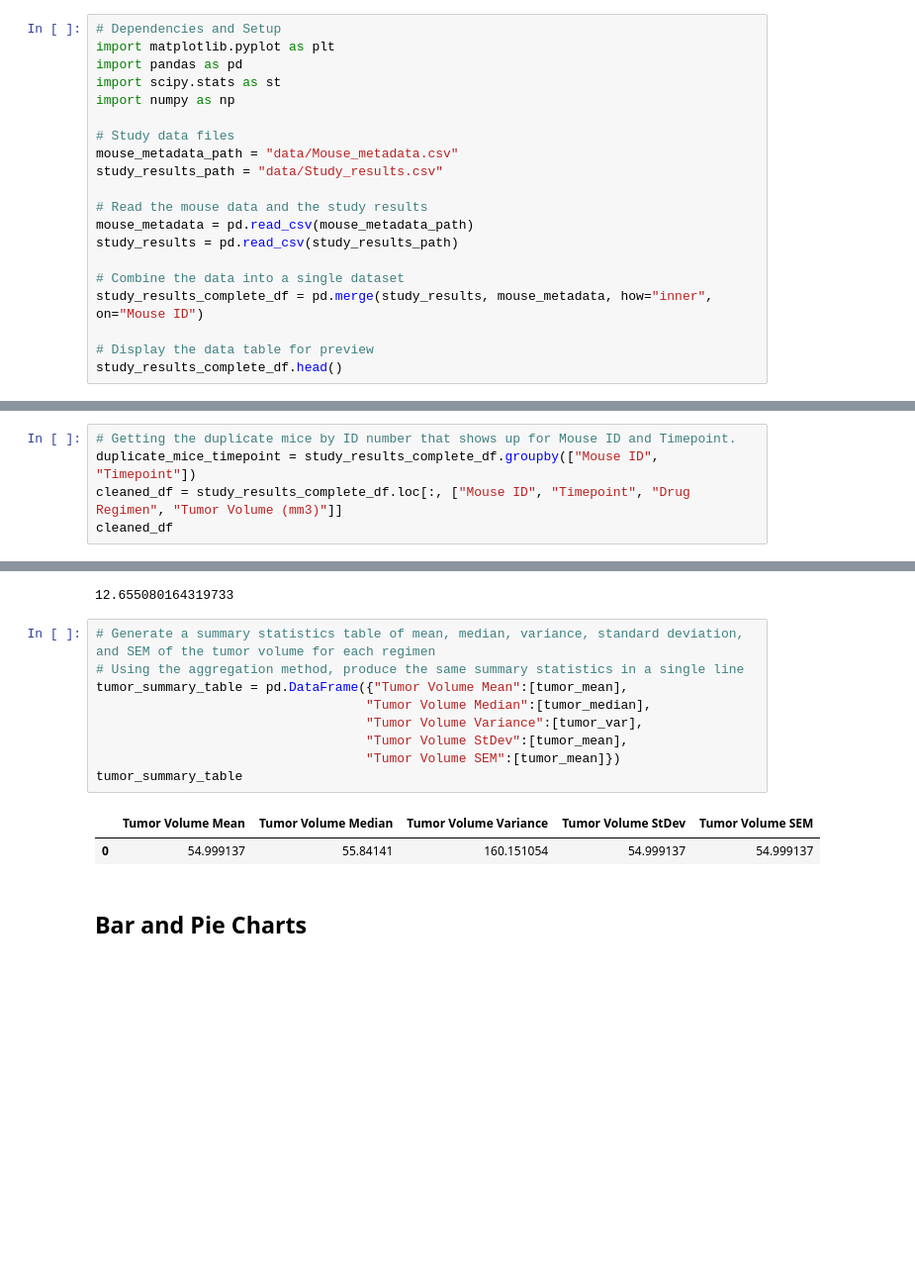
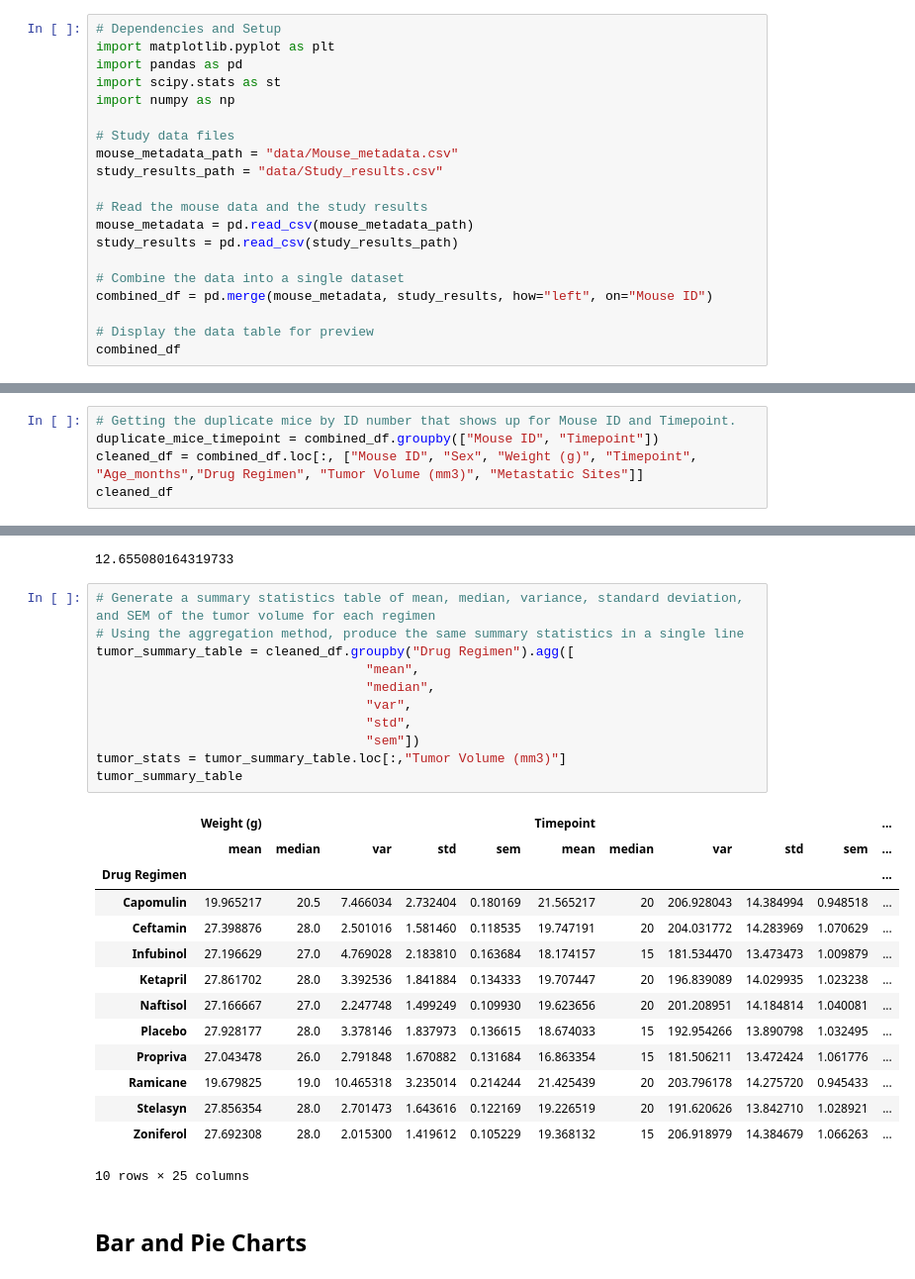
Before and after one commit to olivedisaster/matplotlibchallenge, a Jupyter notebook: Instructions/Pymaceuticals/pymaceuticals_starter.ipynb, the cells around one changed output, grey strips where cells are left out. Shown: that part at 99% size. Drawn from its saved outputs; the diff is of its cells as text; blank space fills up the shorter version.

```diff
--- a/Instructions/Pymaceuticals/pymaceuticals_starter.ipynb
+++ b/Instructions/Pymaceuticals/pymaceuticals_starter.ipynb
@@ -16,8 +16,8 @@ mouse_metadata = pd.read_csv(mouse_metadata_path)
 study_results = pd.read_csv(study_results_path)
 
 # Combine the data into a single dataset
-study_results_complete_df = pd.merge(study_results, mouse_metadata, how="inner", on="Mouse ID")
+combined_df = pd.merge(mouse_metadata, study_results, how="left", on="Mouse ID")
 
 # Display the data table for preview
-study_results_complete_df.head()
+combined_df
 # %% [output]
@@ -66,7 +73,7 @@ Timepoint
 Name: Timepoint, dtype: object
 # %%
 # Getting the duplicate mice by ID number that shows up for Mouse ID and Timepoint.
-duplicate_mice_timepoint = study_results_complete_df.groupby(["Mouse ID", "Timepoint"])
-cleaned_df = study_results_complete_df.loc[:, ["Mouse ID", "Timepoint", "Drug Regimen", "Tumor Volume (mm3)"]]
+duplicate_mice_timepoint = combined_df.groupby(["Mouse ID", "Timepoint"])
+cleaned_df = combined_df.loc[:, ["Mouse ID", "Sex", "Weight (g)", "Timepoint", "Age_months","Drug Regimen", "Tumor Volume (mm3)", "Metastatic Sites"]]
 cleaned_df
 # %% [output]
@@ -161,14 +159,28 @@ tumor_std
 # %%
 # Generate a summary statistics table of mean, median, variance, standard deviation, and SEM of the tumor volume for each regimen
 # Using the aggregation method, produce the same summary statistics in a single line
-tumor_summary_table = pd.DataFrame({"Tumor Volume Mean":[tumor_mean],
-                                   "Tumor Volume Median":[tumor_median],
-                                   "Tumor Volume Variance":[tumor_var],
-                                   "Tumor Volume StDev":[tumor_mean],
-                                   "Tumor Volume SEM":[tumor_mean]})
+tumor_summary_table = cleaned_df.groupby("Drug Regimen").agg([
+                                   "mean",
+                                   "median",
+                                   "var",
+                                   "std",
+                                   "sem"])
+tumor_stats = tumor_summary_table.loc[:,"Tumor Volume (mm3)"]
 tumor_summary_table
 # %% [output]
-|  | Tumor Volume Mean | Tumor Volume Median | Tumor Volume Variance | Tumor Volume StDev | Tumor Volume SEM |
-| 0 | 54.999137 | 55.84141 | 160.151054 | 54.999137 | 54.999137 |
+|  | Weight (g) |  |  |  |  | Timepoint |  |  |  |  | ... |
+|  | mean | median | var | std | sem | mean | median | var | std | sem | ... |
+| Drug Regimen |  |  |  |  |  |  |  |  |  |  | ... |
+| Capomulin | 19.965217 | 20.5 | 7.466034 | 2.732404 | 0.180169 | 21.565217 | 20 | 206.928043 | 14.384994 | 0.948518 | ... |
+| Ceftamin | 27.398876 | 28.0 | 2.501016 | 1.581460 | 0.118535 | 19.747191 | 20 | 204.031772 | 14.283969 | 1.070629 | ... |
+| Infubinol | 27.196629 | 27.0 | 4.769028 | 2.183810 | 0.163684 | 18.174157 | 15 | 181.534470 | 13.473473 | 1.009879 | ... |
+| Ketapril | 27.861702 | 28.0 | 3.392536 | 1.841884 | 0.134333 | 19.707447 | 20 | 196.839089 | 14.029935 | 1.023238 | ... |
+| Naftisol | 27.166667 | 27.0 | 2.247748 | 1.499249 | 0.109930 | 19.623656 | 20 | 201.208951 | 14.184814 | 1.040081 | ... |
+| Placebo | 27.928177 | 28.0 | 3.378146 | 1.837973 | 0.136615 | 18.674033 | 15 | 192.954266 | 13.890798 | 1.032495 | ... |
+| Propriva | 27.043478 | 26.0 | 2.791848 | 1.670882 | 0.131684 | 16.863354 | 15 | 181.506211 | 13.472424 | 1.061776 | ... |
+| Ramicane | 19.679825 | 19.0 | 10.465318 | 3.235014 | 0.214244 | 21.425439 | 20 | 203.796178 | 14.275720 | 0.945433 | ... |
+| Stelasyn | 27.856354 | 28.0 | 2.701473 | 1.643616 | 0.122169 | 19.226519 | 20 | 191.620626 | 13.842710 | 1.028921 | ... |
+| Zoniferol | 27.692308 | 28.0 | 2.015300 | 1.419612 | 0.105229 | 19.368132 | 15 | 206.918979 | 14.384679 | 1.066263 | ... |
+10 rows × 25 columns
 # %% [markdown]
 ## Bar and Pie Charts
```
Also changed, not shown: parts of 10 cells of this notebook.
